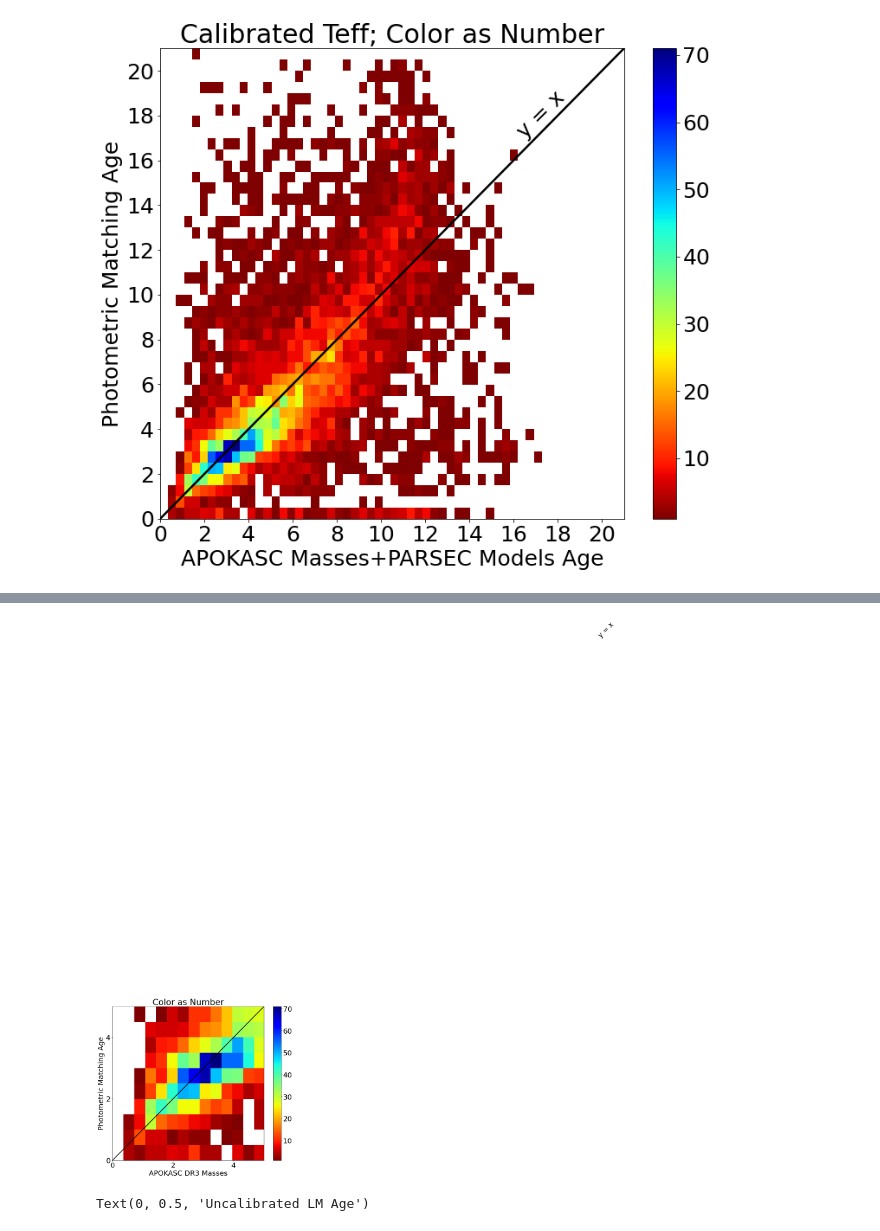
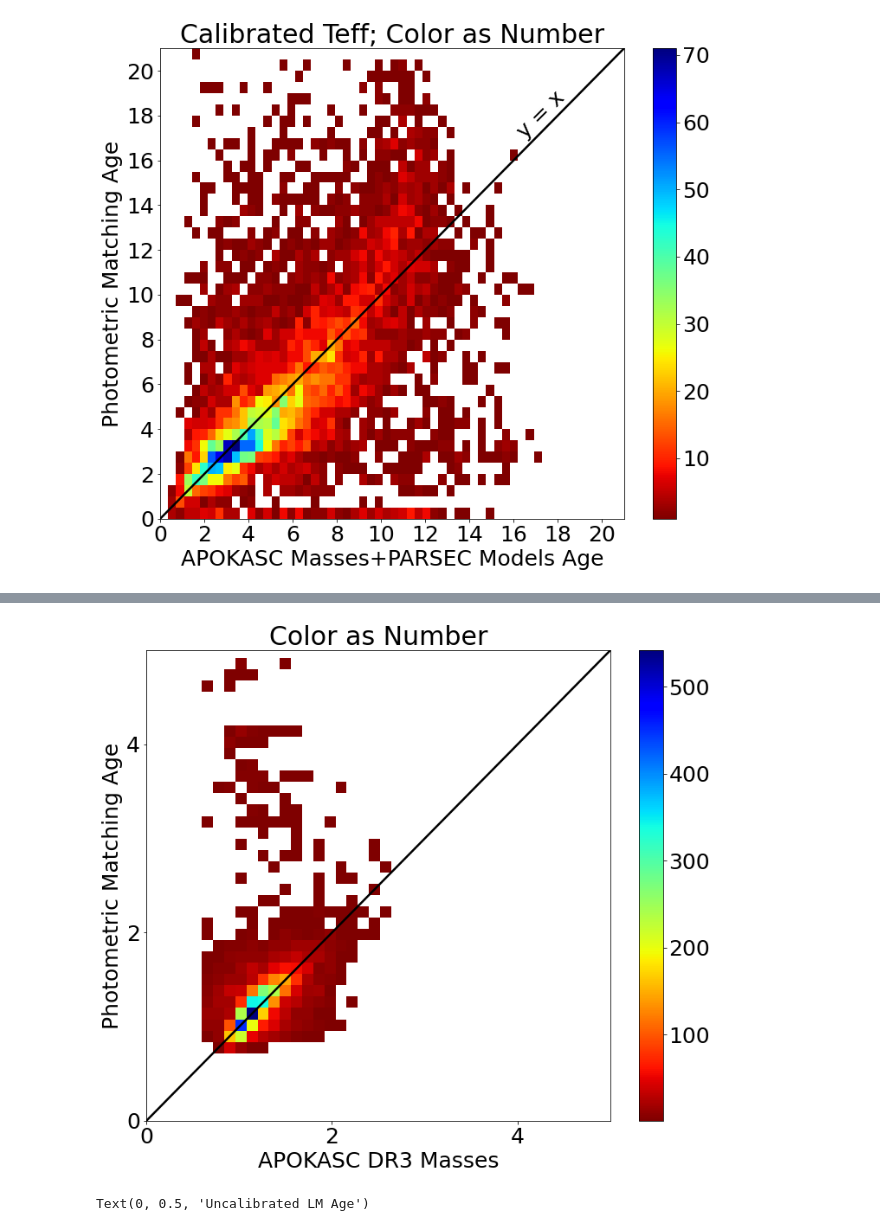
Before and after one commit to JoshuaPovick/Age_Fitting, a Jupyter notebook: notebooks/AstrologiumAPOKASC_LM-TeffCal.ipynb, the cells around one changed output, grey strips where cells are left out. Saved outputs shown, nothing was run; the diff lists cells and outputs as text; code cells hidden in the pictures.

```diff
--- a/notebooks/AstrologiumAPOKASC_LM-TeffCal.ipynb
+++ b/notebooks/AstrologiumAPOKASC_LM-TeffCal.ipynb
@@ -1509,52 +1524,52 @@ plt.show()
 # %%
 plt.figure(figsize=[12,10])
-xmax = 18
-ymax = 25
+xmax = 6
+ymax = 6
 nbins = 50
 
 age2age_fincut = np.where((np.isfinite(agetab['AGE'])==True)&(agetab['AGE']<100.)&
                          (np.isfinite(agetab['PARSEC_AGE'])==True)&
                          (agetab['PARSEC_AGE']<100.))
 
-age2age_ret = binned_statistic_2d(agetab['PARSEC_AGE'],agetab['AGE'],
-                                  agetab['PARSEC_AGE'],'count',
+age2age_ret = binned_statistic_2d(agetab['A3P_MASS_JAMIE'],agetab['MASS'],
+                                  agetab['A3P_MASS_JAMIE'],'count',
                                   bins=[np.arange(0,xmax,xmax/nbins),np.arange(0,ymax,ymax/nbins)])
 
 age2age_ret.statistic[age2age_ret.statistic == 0.0] = np.nan
 
 im = plt.imshow(age2age_ret.statistic.T, origin='lower',
                 extent=[age2age_ret.x_edge[0],age2age_ret.x_edge[-1],
                         age2age_ret.y_edge[0],age2age_ret.y_edge[-1]],
                 aspect='auto',interpolation='nearest',cmap='jet_r')
 
 plt.colorbar()
 
 plt.plot([0,21],[0,21],lw=2.5,c='k')
 # plt.plot([4,17.25],[0,13.25],lw=2.5,c='k')
 # plt.plot([0,17.25],[4,17.25+4],lw=2.5,c='k')
 # plt.plot([0,10.95],[11,11],lw=2.5,c='k')
 
 # plt.plot([11,11],[0,5.5],c='k',lw=2.5)
 # plt.plot([11,18],[5.5,5.5],c='k',lw=2.5)
 
-xshift = 10
-yshift = 10
-plt.text(6+xshift,7+yshift,'y = x',rotation=45)
+# xshift = 10
+# yshift = 10
+# plt.text(6+xshift,7+yshift,'y = x',rotation=45)
 
 plt.xlim(0,5)
 plt.ylim(0,5)
 
 plt.xticks(np.arange(0,5)[::2],np.arange(0,5)[::2].astype('str'))
 plt.yticks(np.arange(0,5)[::2],np.arange(0,5)[::2].astype('str'))
 
 plt.title(r'Color as Number')
 plt.xlabel(r'APOKASC DR3 Masses')
 plt.ylabel(r'Photometric Matching Age')
 
 # plt.savefig('kasc_age2age.png',bbox_inches='tight')
 plt.show()
 # %% [output]
-[figure, old version]
+[figure, new version]
 # %%
 agetab_uncal = fits.getdata('apokasc_dr17_lm_nocal.fits')
 # %%
```
Also changed, not shown: parts of 4 cells of this notebook, 29 other files.
